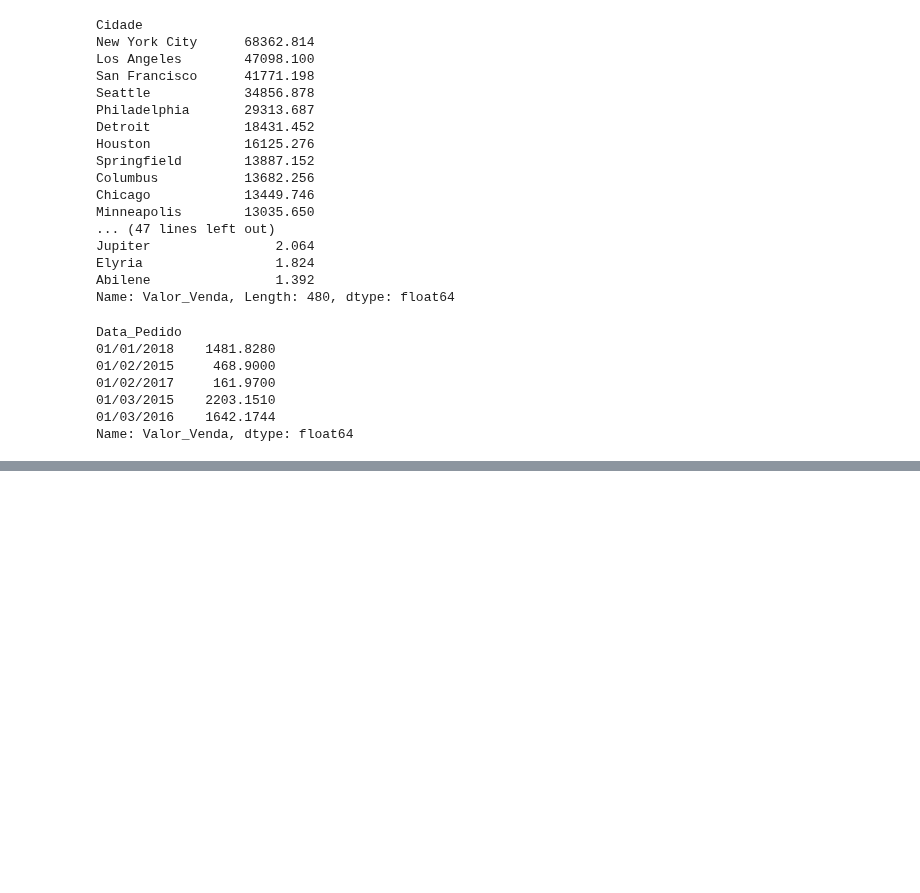
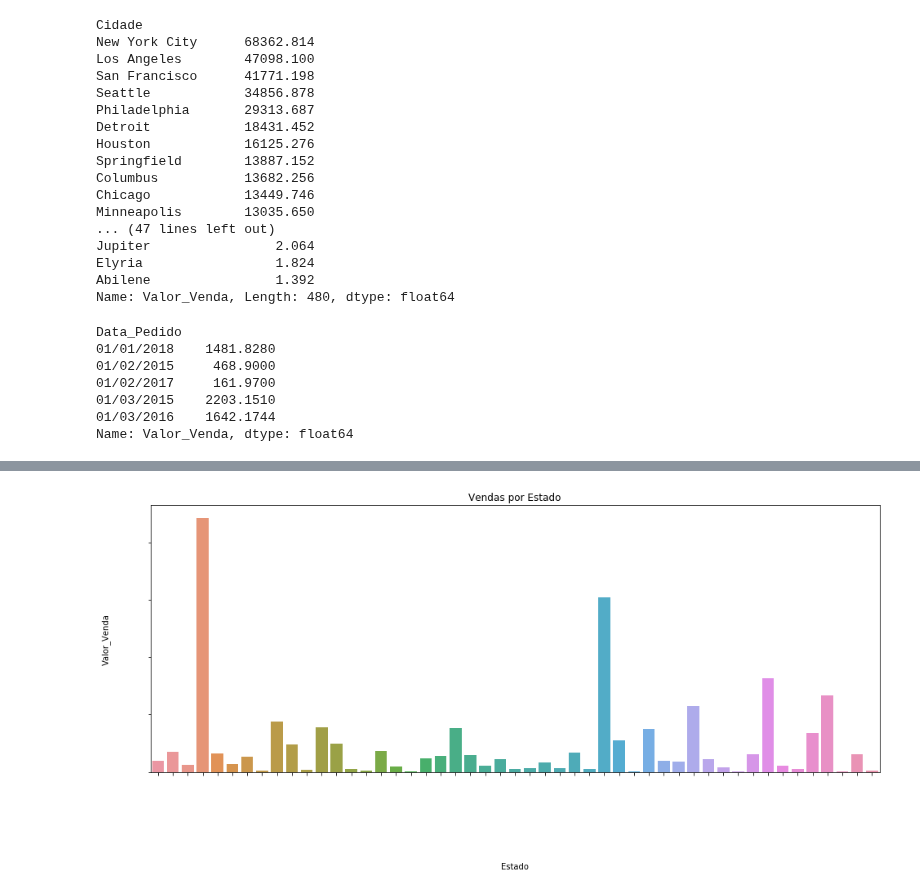
Before and after one commit to leandroclv/DSA_Python, a Jupyter notebook: SQL/projeto_2/Projeto_2.ipynb, the cells around one changed output, grey strips where cells are left out. Cells and saved outputs as stored; diff of their text form; code cells hidden in the pictures; blank space fills up the shorter version.

```diff
--- a/SQL/projeto_2/Projeto_2.ipynb
+++ b/SQL/projeto_2/Projeto_2.ipynb
@@ -161,0 +165,11 @@ plt.show()
+# %%
+#Plot
+plt.figure(figsize = (16,6))
+sns.barplot(data = df_dsa_p3,
+            y = 'Valor_Venda',
+            x = 'Estado').set(title = 'Vendas por Estado')
+plt.xticks(rotation = 80, color = 'white')
+plt.yticks(color = 'white')
+plt.show()
+# %% [output]
+[figure, added]
```
Also changed, not shown: parts of 33 cells of this notebook.
